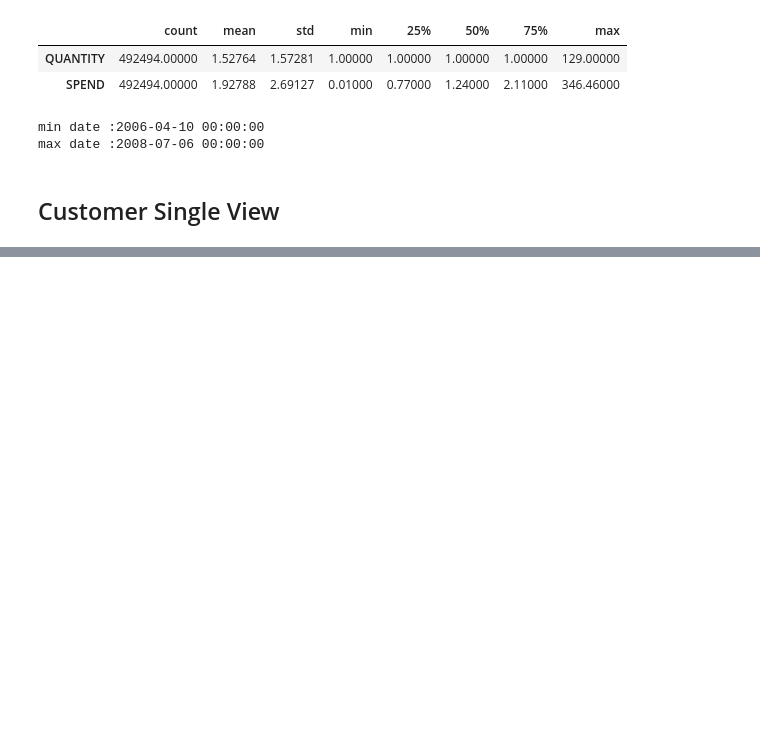
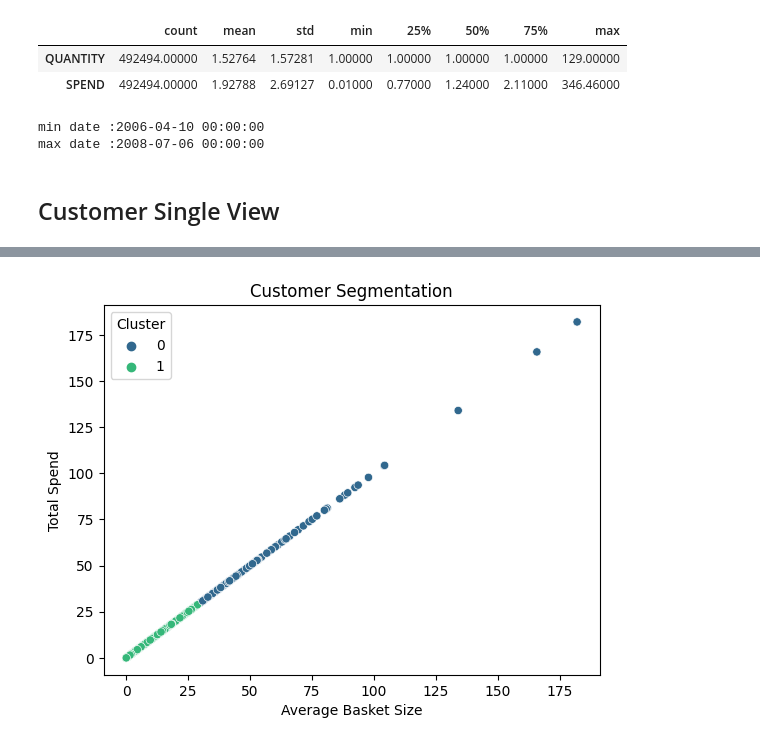
Before and after one commit to terjirapat/MADT8101-Customer-Analytics, a Jupyter notebook: Workshop 2 - Customer Single View/main.ipynb, the cells around one changed output, grey strips where cells are left out. Cells and saved outputs as stored; diff of their text form; code cells hidden in the pictures; blank space fills up the shorter version.

```diff
--- a/Workshop 2 - Customer Single View/main.ipynb
+++ b/Workshop 2 - Customer Single View/main.ipynb
@@ -133,0 +314,16 @@ display(df_scv)
+# %%
+# Create a scatter plot
+sns.scatterplot(data=df_feature, x='avg_bkt_size', y='total_spend', hue='Cluster', palette='viridis')
+
+# Add labels and title
+plt.xlabel('Average Basket Size')
+plt.ylabel('Total Spend')
+plt.title('Customer Segmentation')
+
+# Show the legend
+plt.legend(title='Cluster')
+
+# Show the plot
+plt.show()
+# %% [output]
+[figure, added]
```
Also changed, not shown: parts of 28 cells of this notebook.
